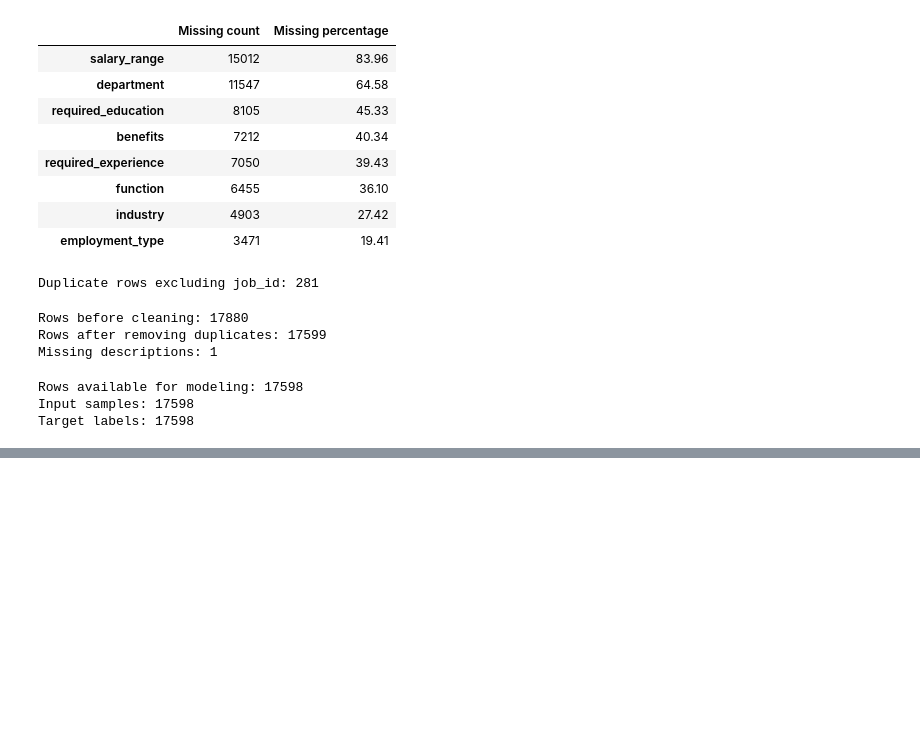
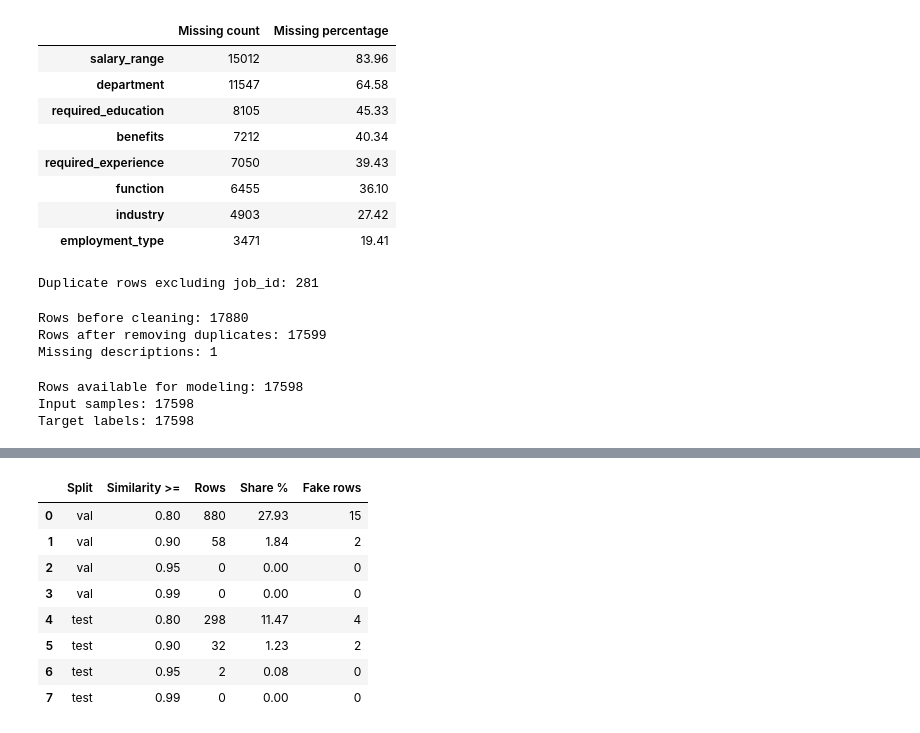
Before and after one commit to fadimedemirbas/SE3513-ML, a Jupyter notebook: fake_job_detection.ipynb, the cells around one changed output, grey strips where cells are left out. Saved outputs shown, nothing was run; the diff lists cells and outputs as text; code cells hidden in the pictures; blank space fills up the shorter version.

```diff
--- a/fake_job_detection.ipynb
+++ b/fake_job_detection.ipynb
@@ -294,0 +577,74 @@ Threshold +0.50 | Fake F1 0.706 | Detected 71/129 | Missed 58 | False alarms 1
+# %%
+import numpy as np
+from sklearn.feature_extraction.text import TfidfVectorizer
+from sklearn.neighbors import NearestNeighbors
+
+split_labels = pd.concat([
+    pd.Series("train", index=X_train.index),
+    pd.Series("val", index=X_val.index),
+    pd.Series("test", index=X_test.index),
+])
+
+check_df = model_df[["title", "description", "fraudulent"]].copy()
+check_df["split"] = split_labels
+check_df["normalized_description"] = (
+    check_df["description"].str.lower().str.replace(r"\s+", " ", regex=True).str.strip()
+)
+
+group_stats = check_df.groupby("normalized_description").agg(
+    rows=("split", "size"),
+    splits=("split", "nunique"),
+    labels=("fraudulent", "nunique"),
+)
+repeated_groups = group_stats[group_stats["rows"] > 1]
+cross_split_groups = repeated_groups[repeated_groups["splits"] > 1]
+
+print("Groups with repeated description:", len(repeated_groups))
+print("Rows in repeated groups:", int(repeated_groups["rows"].sum()))
+print("Groups spanning multiple splits:", len(cross_split_groups))
+
+cross_split_rows = check_df[check_df["normalized_description"].isin(cross_split_groups.index)]
+print("\nRows in cross-split groups by split and label:")
+print(cross_split_rows.groupby(["split", "fraudulent"]).size().unstack(fill_value=0))
+
+train_texts = set(check_df.loc[check_df["split"] == "train", "normalized_description"])
+for split_name in ["val", "test"]:
+    part = check_df[check_df["split"] == split_name]
+    overlap = part["normalized_description"].isin(train_texts)
+    print(
+        f"{split_name}: {overlap.sum()}/{len(part)} rows share exact description with train, "
+        f"fake among them: {int(part.loc[overlap, 'fraudulent'].sum())}"
+    )
+
+conflict_texts = group_stats[group_stats["labels"] > 1].index
+conflicting = check_df[check_df["normalized_description"].isin(conflict_texts)].copy()
+conflicting["description_preview"] = conflicting["description"].str[:80]
+print("\nGroups with conflicting labels:", len(conflict_texts))
+print("Rows in conflicting groups:", len(conflicting))
+display(conflicting.sort_values("normalized_description")[
+    ["split", "fraudulent", "title", "description_preview"]
+].head(20))
+
+near_vectorizer = TfidfVectorizer()
+train_matrix = near_vectorizer.fit_transform(
+    check_df.loc[check_df["split"] == "train", "normalized_description"]
+)
+neighbors = NearestNeighbors(n_neighbors=1, metric="cosine").fit(train_matrix)
+
+near_results = []
+for split_name in ["val", "test"]:
+    part = check_df[check_df["split"] == split_name]
+    distances, _ = neighbors.kneighbors(near_vectorizer.transform(part["normalized_description"]))
+    similarity = 1 - distances[:, 0]
+    for cutoff in [0.80, 0.90, 0.95, 0.99]:
+        mask = similarity >= cutoff
+        near_results.append({
+            "Split": split_name,
+            "Similarity >=": cutoff,
+            "Rows": int(mask.sum()),
+            "Share %": round(mask.mean() * 100, 2),
+            "Fake rows": int(part["fraudulent"].values[mask].sum()),
+        })
+
+display(pd.DataFrame(near_results))
+# %% [output]
@@ -294,0 +668,9 @@ Threshold +0.50 | Fake F1 0.706 | Detected 71/129 | Missed 58 | False alarms 1
+|  | Split | Similarity >= | Rows | Share % | Fake rows |
+| 0 | val | 0.80 | 880 | 27.93 | 15 |
+| 1 | val | 0.90 | 58 | 1.84 | 2 |
+| 2 | val | 0.95 | 0 | 0.00 | 0 |
+| 3 | val | 0.99 | 0 | 0.00 | 0 |
+| 4 | test | 0.80 | 298 | 11.47 | 4 |
+| 5 | test | 0.90 | 32 | 1.23 | 2 |
+| 6 | test | 0.95 | 2 | 0.08 | 0 |
+| 7 | test | 0.99 | 0 | 0.00 | 0 |
```
Also changed, not shown: parts of 19 cells of this notebook.
